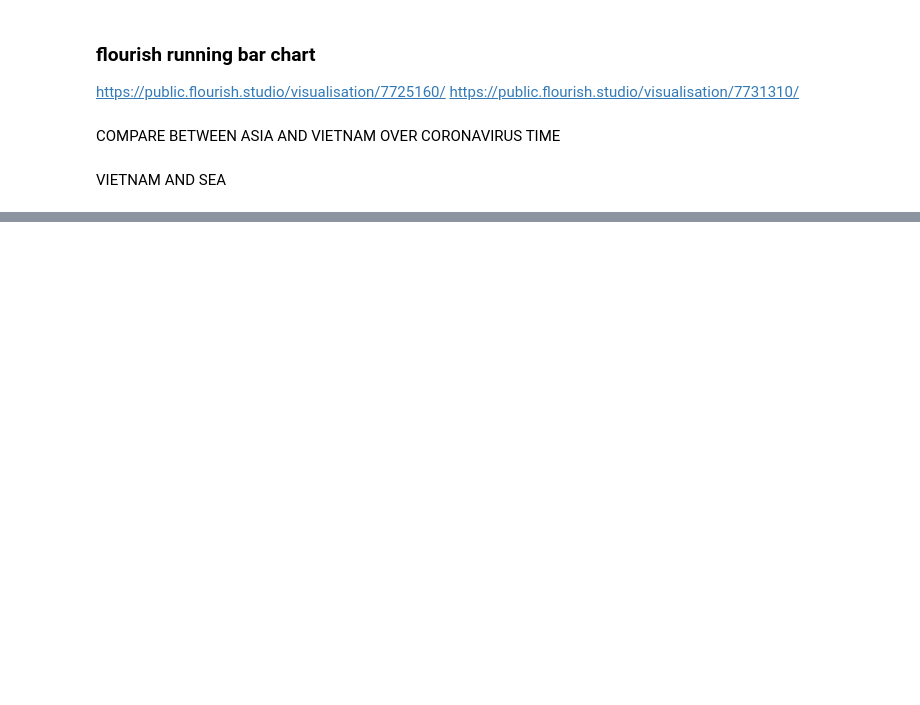
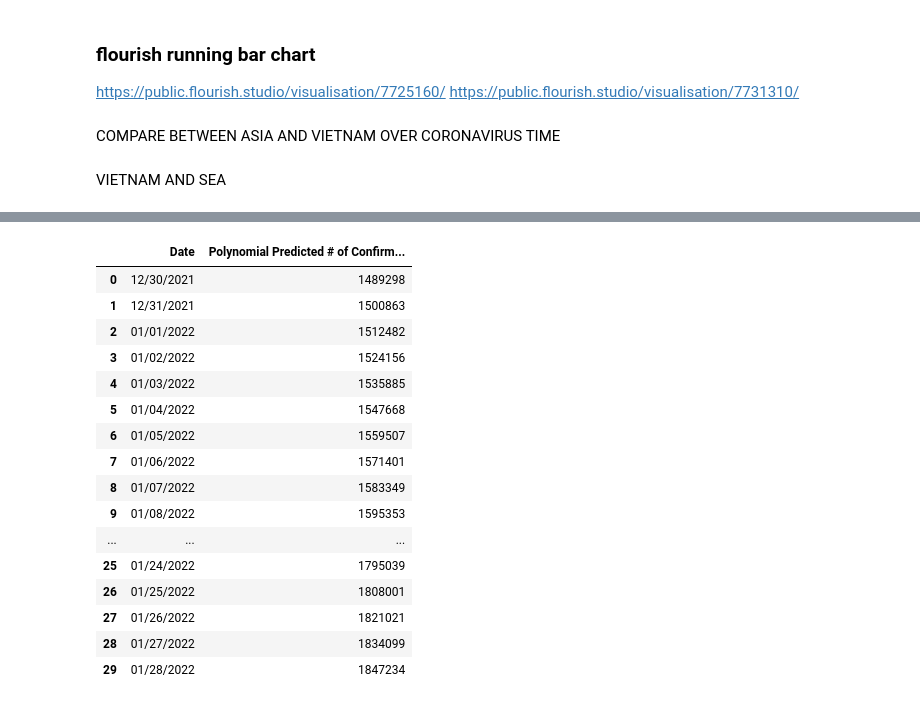
Before and after one commit to tanduy2407/Covid-19, a Jupyter notebook: chart_detail.ipynb, the cells around one changed output, grey strips where cells are left out. Cells and saved outputs as stored; diff of their text form; code cells hidden in the pictures; blank space fills up the shorter version.

```diff
--- a/chart_detail.ipynb
+++ b/chart_detail.ipynb
@@ -1354,0 +1306,24 @@ bayesian_df.style.background_gradient(cmap='Greens')
+# %%
+# Future predictions using polynomial regression of Vietnam
+linear_pred = linear_pred.reshape(1,-1)[0]
+linear_df = pd.DataFrame({'Date': future_forcast_dates[-days_in_future:], 'Polynomial Predicted # of Confirmed Cases Worldwide': np.round(linear_pred[-days_in_future:])})
+linear_df['Polynomial Predicted # of Confirmed Cases Worldwide'] = linear_df['Polynomial Predicted # of Confirmed Cases Worldwide'].apply(lambda x: int(x))
+linear_df.style.background_gradient(cmap='summer_r')
+# %% [output]
+|  | Date | Polynomial Predicted # of Confirm... |
+| 0 | 12/30/2021 | 1489298 |
+| 1 | 12/31/2021 | 1500863 |
+| 2 | 01/01/2022 | 1512482 |
+| 3 | 01/02/2022 | 1524156 |
+| 4 | 01/03/2022 | 1535885 |
+| 5 | 01/04/2022 | 1547668 |
+| 6 | 01/05/2022 | 1559507 |
+| 7 | 01/06/2022 | 1571401 |
+| 8 | 01/07/2022 | 1583349 |
+| 9 | 01/08/2022 | 1595353 |
+| ... | ... | ... |
+| 25 | 01/24/2022 | 1795039 |
+| 26 | 01/25/2022 | 1808001 |
+| 27 | 01/26/2022 | 1821021 |
+| 28 | 01/27/2022 | 1834099 |
+| 29 | 01/28/2022 | 1847234 |
```
Also changed, not shown: parts of 18 cells of this notebook, 1 other file.
